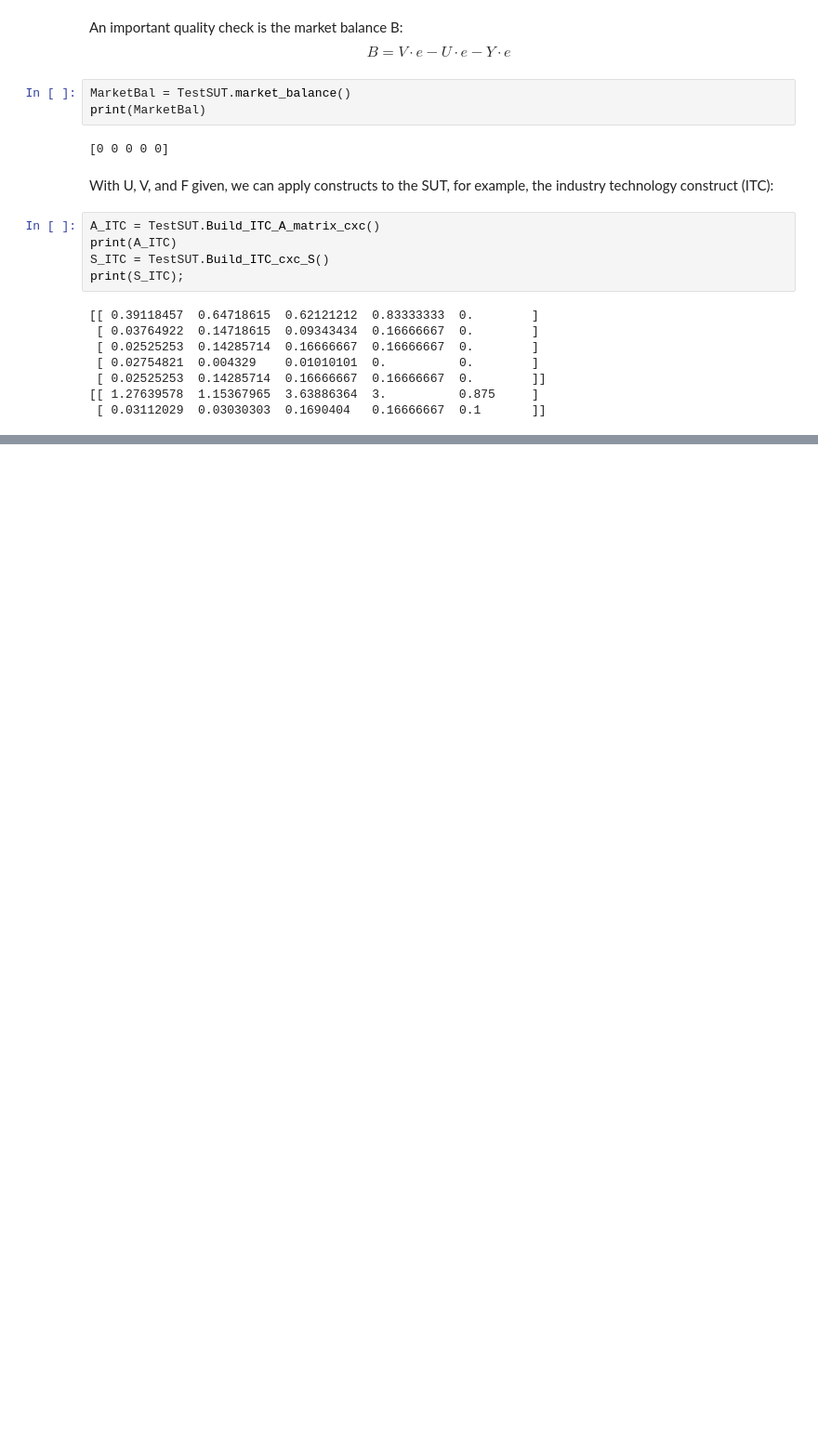
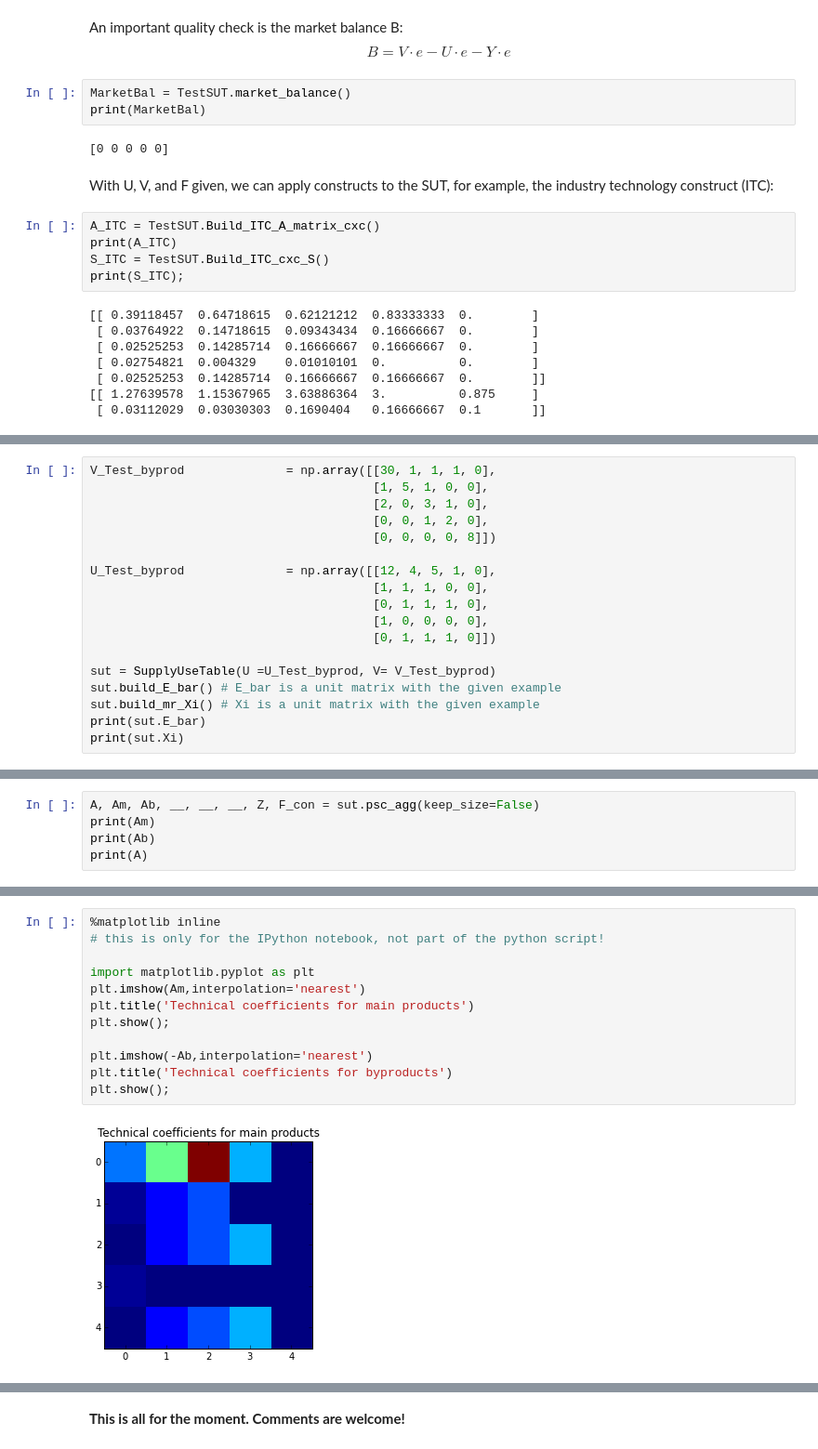
Before and after one commit to IndEcol/pySUT, a Jupyter notebook: Doc/pySUT_Documentation.ipynb, the cells around one changed output, grey strips where cells are left out. Shown at 93% size. Drawn from its saved outputs; the diff is of its cells as text; blank space fills up the shorter version.

```diff
--- a/Doc/pySUT_Documentation.ipynb
+++ b/Doc/pySUT_Documentation.ipynb
@@ -110,0 +430,18 @@ print(S_ITC);
+# %%
+V_Test_byprod              = np.array([[30, 1, 1, 1, 0],
+                                       [1, 5, 1, 0, 0],
+                                       [2, 0, 3, 1, 0],
+                                       [0, 0, 1, 2, 0],
+                                       [0, 0, 0, 0, 8]])
+
+U_Test_byprod              = np.array([[12, 4, 5, 1, 0],
+                                       [1, 1, 1, 0, 0],
+                                       [0, 1, 1, 1, 0],
+                                       [1, 0, 0, 0, 0],
+                                       [0, 1, 1, 1, 0]])
+
+sut = SupplyUseTable(U =U_Test_byprod, V= V_Test_byprod)
+sut.build_E_bar() # E_bar is a unit matrix with the given example
+sut.build_mr_Xi() # Xi is a unit matrix with the given example
+print(sut.E_bar)
+print(sut.Xi)
@@ -110,0 +459,5 @@ print(S_ITC);
+# %%
+A, Am, Ab, __, __, __, Z, F_con = sut.psc_agg(keep_size=False)
+print(Am)
+print(Ab)
+print(A)
@@ -110,0 +480,14 @@ print(S_ITC);
+# %%
+%matplotlib inline
+# this is only for the IPython notebook, not part of the python script!
+
+import matplotlib.pyplot as plt
+plt.imshow(Am,interpolation='nearest')
+plt.title('Technical coefficients for main products')
+plt.show();
+
+plt.imshow(-Ab,interpolation='nearest')
+plt.title('Technical coefficients for byproducts')
+plt.show();
+# %% [output]
+[figure, added]
@@ -110,0 +495,2 @@ print(S_ITC);
+# %% [markdown]
+<b> This is all for the moment. Comments are welcome!</b>
```
Also changed, not shown: parts of 31 cells of this notebook, 9 other files.
